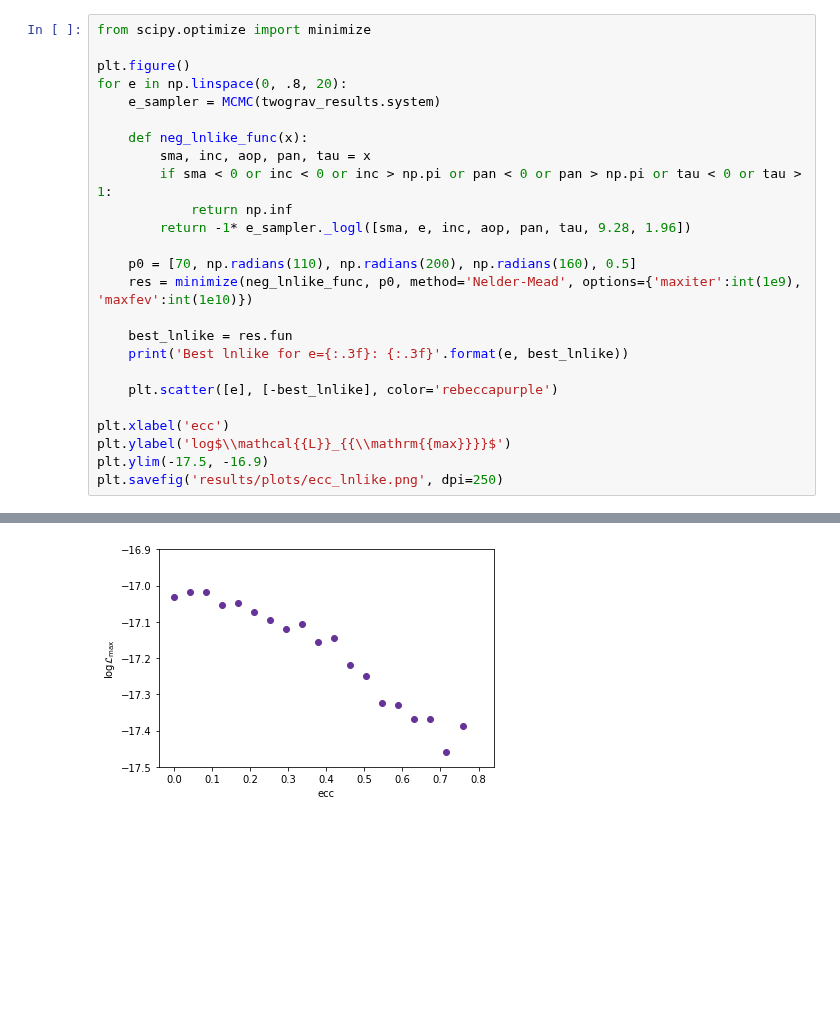
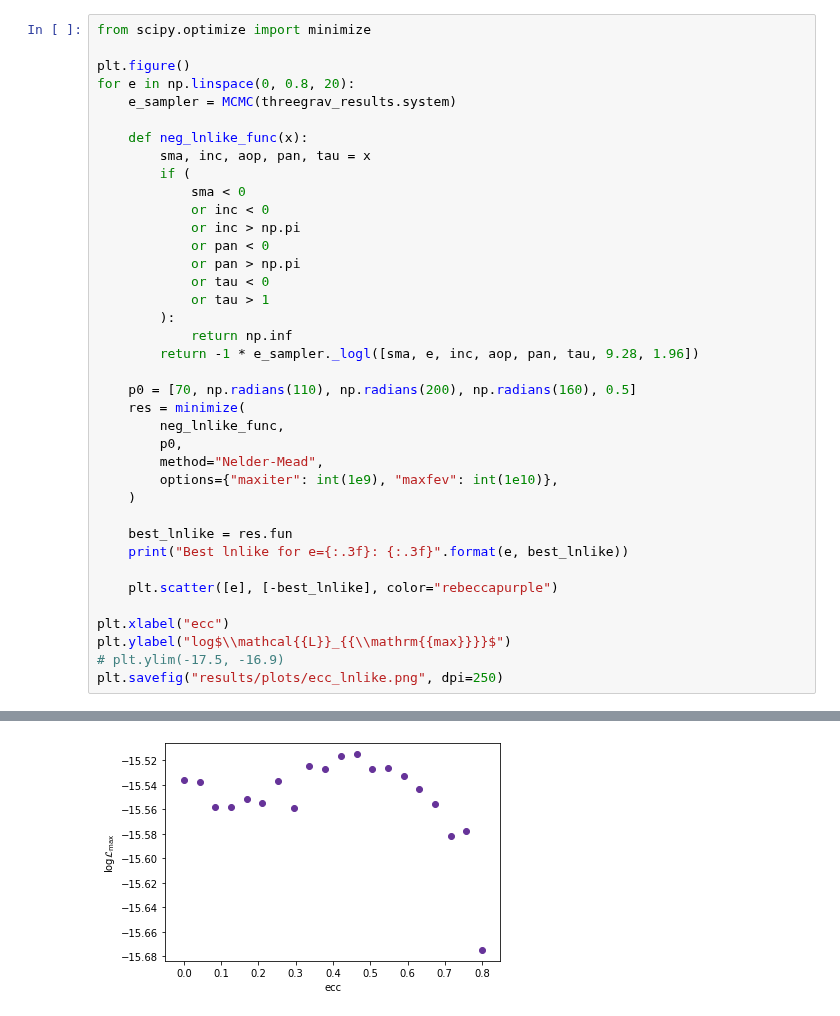
Before and after one commit to sblunt/hip65426, a Jupyter notebook: orbit_plots.ipynb, the cells around one changed output, grey strips where cells are left out. Saved outputs shown, nothing was run; the diff lists cells and outputs as text; blank space fills up the shorter version.

```diff
--- a/orbit_plots.ipynb
+++ b/orbit_plots.ipynb
@@ -197,25 +374,38 @@ plt.ylim(16.5, 17.5)
 from scipy.optimize import minimize
 
 plt.figure()
-for e in np.linspace(0, .8, 20):
-    e_sampler = MCMC(twograv_results.system)
+for e in np.linspace(0, 0.8, 20):
+    e_sampler = MCMC(threegrav_results.system)
 
     def neg_lnlike_func(x):
         sma, inc, aop, pan, tau = x
-        if sma < 0 or inc < 0 or inc > np.pi or pan < 0 or pan > np.pi or tau < 0 or tau > 1:
+        if (
+            sma < 0
+            or inc < 0
+            or inc > np.pi
+            or pan < 0
+            or pan > np.pi
+            or tau < 0
+            or tau > 1
+        ):
             return np.inf
-        return -1* e_sampler._logl([sma, e, inc, aop, pan, tau, 9.28, 1.96])
+        return -1 * e_sampler._logl([sma, e, inc, aop, pan, tau, 9.28, 1.96])
 
     p0 = [70, np.radians(110), np.radians(200), np.radians(160), 0.5]
-    res = minimize(neg_lnlike_func, p0, method='Nelder-Mead', options={'maxiter':int(1e9), 'maxfev':int(1e10)})
+    res = minimize(
+        neg_lnlike_func,
+        p0,
+        method="Nelder-Mead",
+        options={"maxiter": int(1e9), "maxfev": int(1e10)},
+    )
 
     best_lnlike = res.fun
-    print('Best lnlike for e={:.3f}: {:.3f}'.format(e, best_lnlike))
+    print("Best lnlike for e={:.3f}: {:.3f}".format(e, best_lnlike))
 
-    plt.scatter([e], [-best_lnlike], color='rebeccapurple')
+    plt.scatter([e], [-best_lnlike], color="rebeccapurple")
 
-plt.xlabel('ecc')
-plt.ylabel('log$\\mathcal{{L}}_{{\\mathrm{{max}}}}$')
-plt.ylim(-17.5, -16.9)
-plt.savefig('results/plots/ecc_lnlike.png', dpi=250)
+plt.xlabel("ecc")
+plt.ylabel("log$\\mathcal{{L}}_{{\\mathrm{{max}}}}$")
+# plt.ylim(-17.5, -16.9)
+plt.savefig("results/plots/ecc_lnlike.png", dpi=250)
 # %% [output]
@@ -242,4 +432,4 @@ Best lnlike for e=0.800: 17.515
-[figure, old version]
+[figure, new version]
 # %%
 # compute AIC & WAIC for each of the three various-eccentricity-prior fits
 # ref: http://www.stat.columbia.edu/~gelman/research/published/waic_understand3.pdf
```
Also changed, not shown: parts of 12 cells of this notebook, 2 other files.
